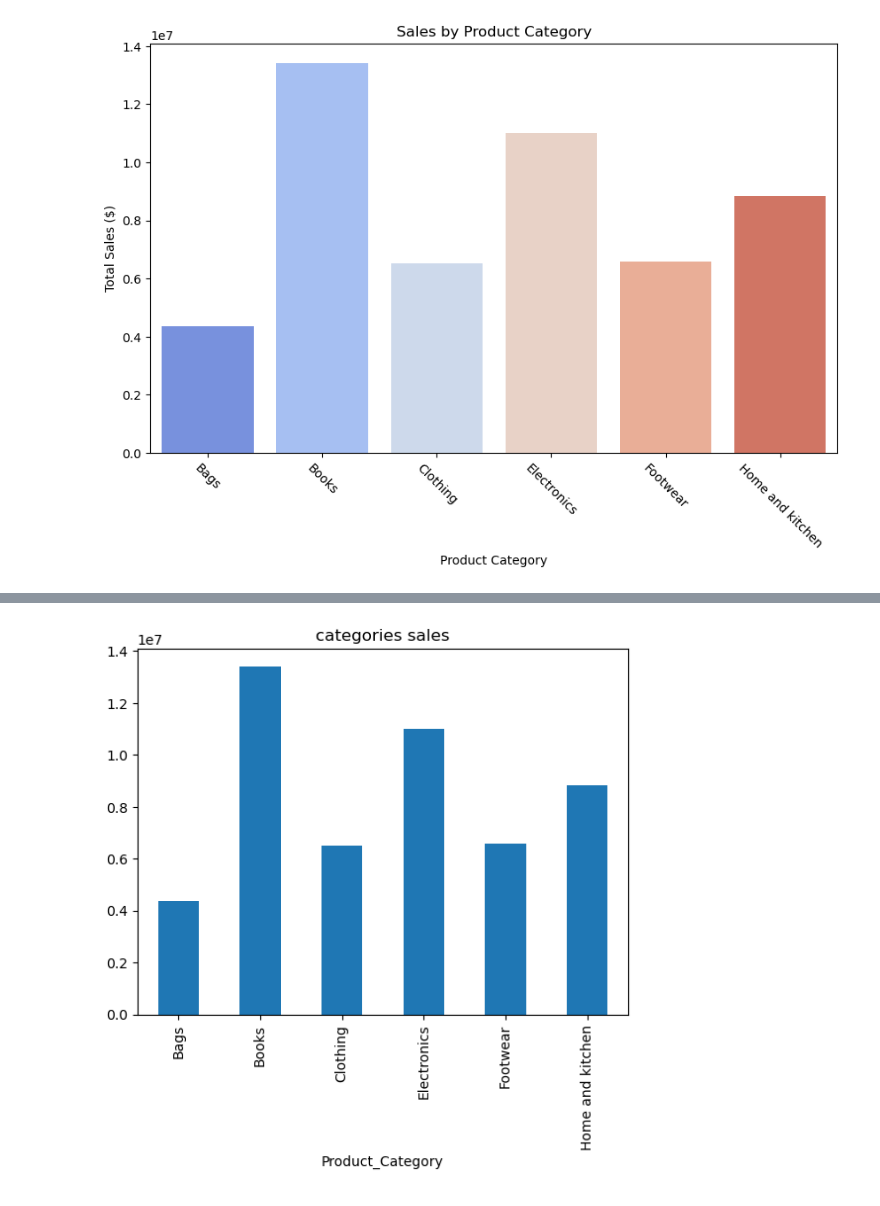
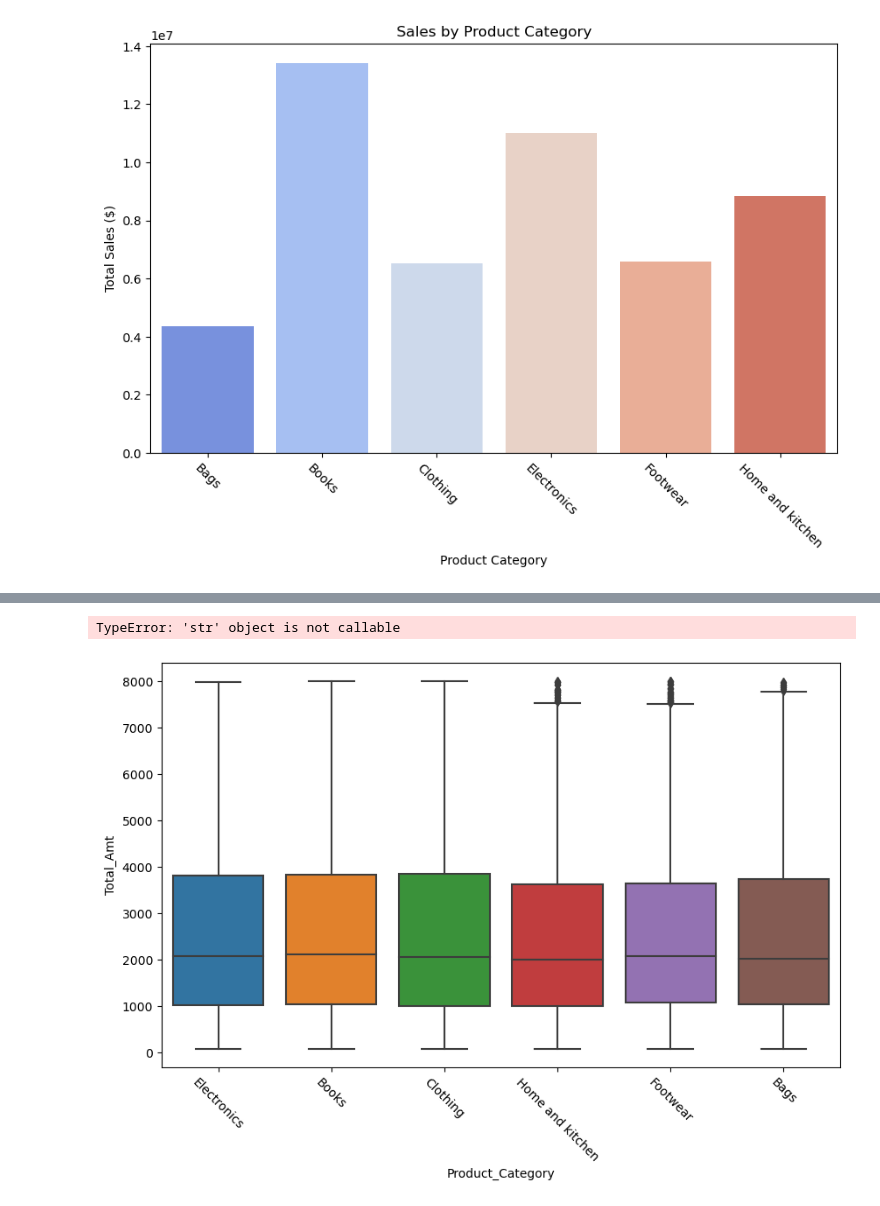
Before and after one commit to PilatusPy/Capstone-II, a Jupyter notebook: store_project/data_analysis_beginning .ipynb, the cells around one changed output, grey strips where cells are left out. Drawn from its saved outputs; the diff is of its cells as text; code cells hidden in the pictures.

```diff
--- a/store_project/data_analysis_beginning .ipynb
+++ b/store_project/data_analysis_beginning .ipynb
@@ -152,6 +130,12 @@ plt.show()
-# %%
-sales_only_categories = df.groupby('Product_Category')['Total_Amt'].sum()
-sales_only_categories.plot(kind='bar', title = "categories sales")
-plt.show()
-# %% [output]
-[figure, removed]
+# %%
+#Plot in boxplot sales by category????????????????
+plt.figure(figsize=(10, 6))
+sns.boxplot(x=df['Product_Category'], y=df['Total_Amt'])
+plt.xticks(rotation=-45)
+plt.xlabel('Product Category')
+plt.ylabel('Total Sales ($)')
+plt.title('Sales by Product Category')
+plt.show()
+# %% [output]
+TypeError: 'str' object is not callable
+[figure, added]
```
Also changed, not shown: parts of 12 cells of this notebook, 5 other files.
